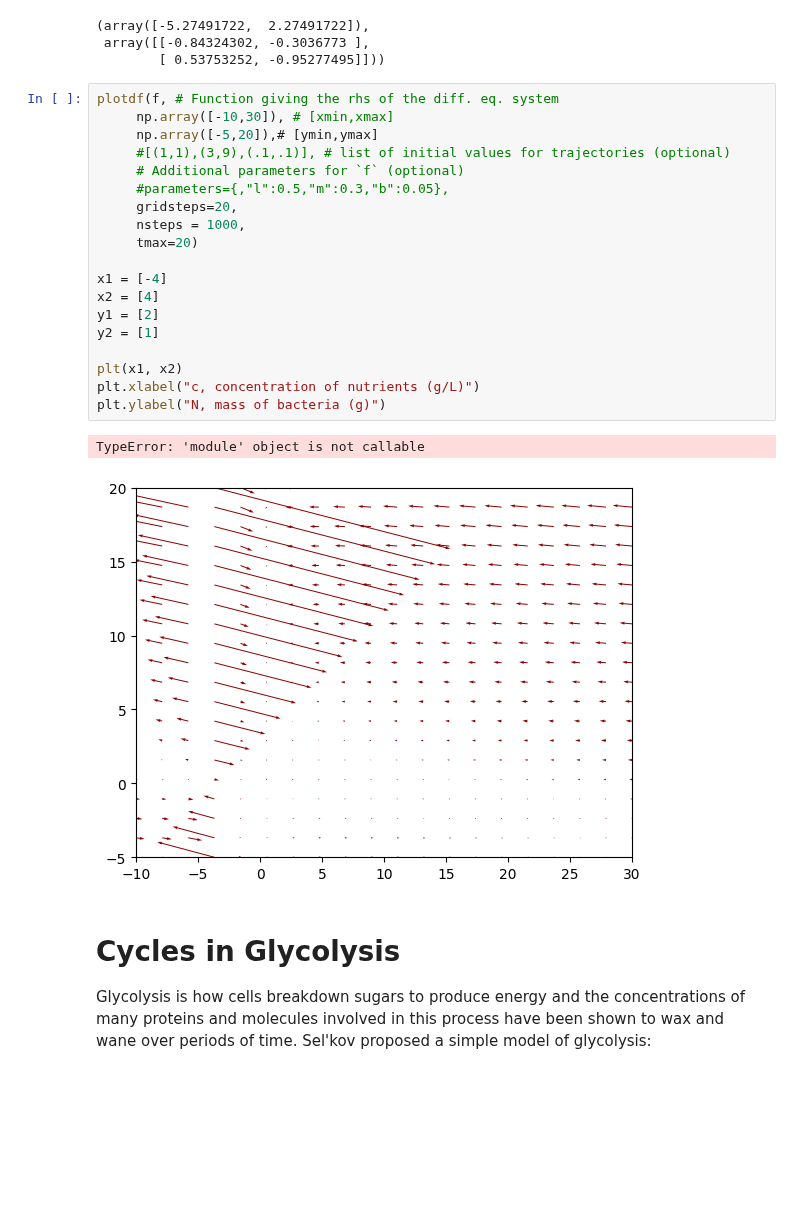
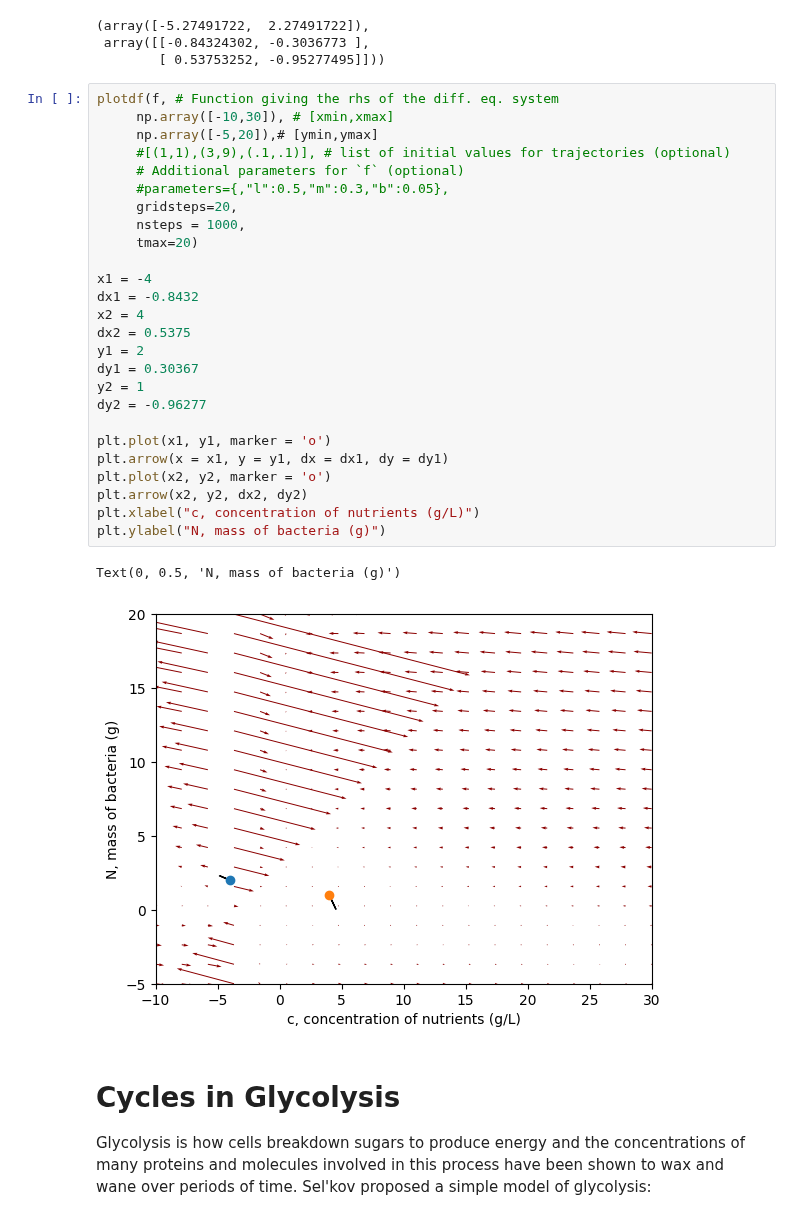
Before and after one commit to mdsnbutler/ChE_2410-Public-Repo, a Jupyter notebook: Homework/Homework 8 Phase Portraits and Cycles.ipynb, the cells around one changed output. Saved outputs shown, nothing was run; the diff lists cells and outputs as text; blank space fills up the shorter version.

```diff
--- a/Homework/Homework 8 Phase Portraits and Cycles.ipynb
+++ b/Homework/Homework 8 Phase Portraits and Cycles.ipynb
@@ -95,25 +95,32 @@ LA.eig(a)
 # %%
 plotdf(f, # Function giving the rhs of the diff. eq. system
      np.array([-10,30]), # [xmin,xmax]
      np.array([-5,20]),# [ymin,ymax]
      #[(1,1),(3,9),(.1,.1)], # list of initial values for trajectories (optional)
      # Additional parameters for `f` (optional)
      #parameters={,"l":0.5,"m":0.3,"b":0.05},
      gridsteps=20,
      nsteps = 1000,
      tmax=20)
 
-x1 = [-4]
-x2 = [4]
-y1 = [2]
-y2 = [1]
+x1 = -4
+dx1 = -0.8432
+x2 = 4
+dx2 = 0.5375
+y1 = 2
+dy1 = 0.30367
+y2 = 1
+dy2 = -0.96277
 
-plt(x1, x2)
+plt.plot(x1, y1, marker = 'o')
+plt.arrow(x = x1, y = y1, dx = dx1, dy = dy1)
+plt.plot(x2, y2, marker = 'o')
+plt.arrow(x2, y2, dx2, dy2)
 plt.xlabel("c, concentration of nutrients (g/L)")
 plt.ylabel("N, mass of bacteria (g)")
 # %% [output]
-TypeError: 'module' object is not callable
+Text(0, 0.5, 'N, mass of bacteria (g)')
-[figure, old version]
+[figure, new version]
 # %% [markdown]
 # Cycles in Glycolysis
 
```
Also changed, not shown: parts of 2 cells of this notebook.
